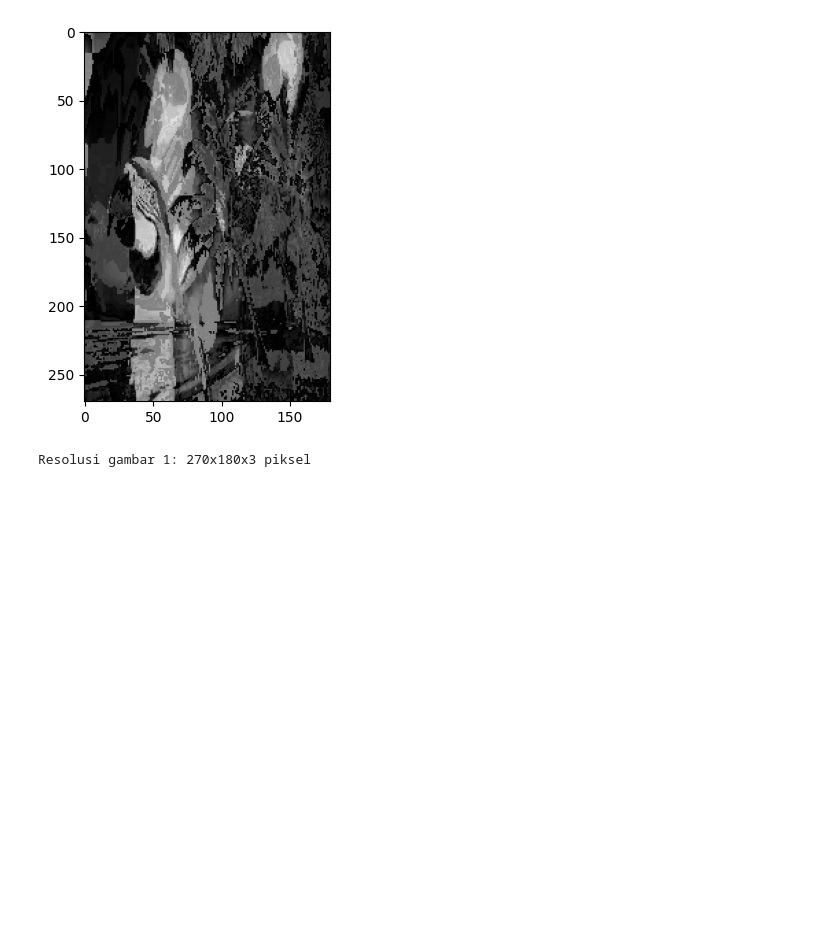
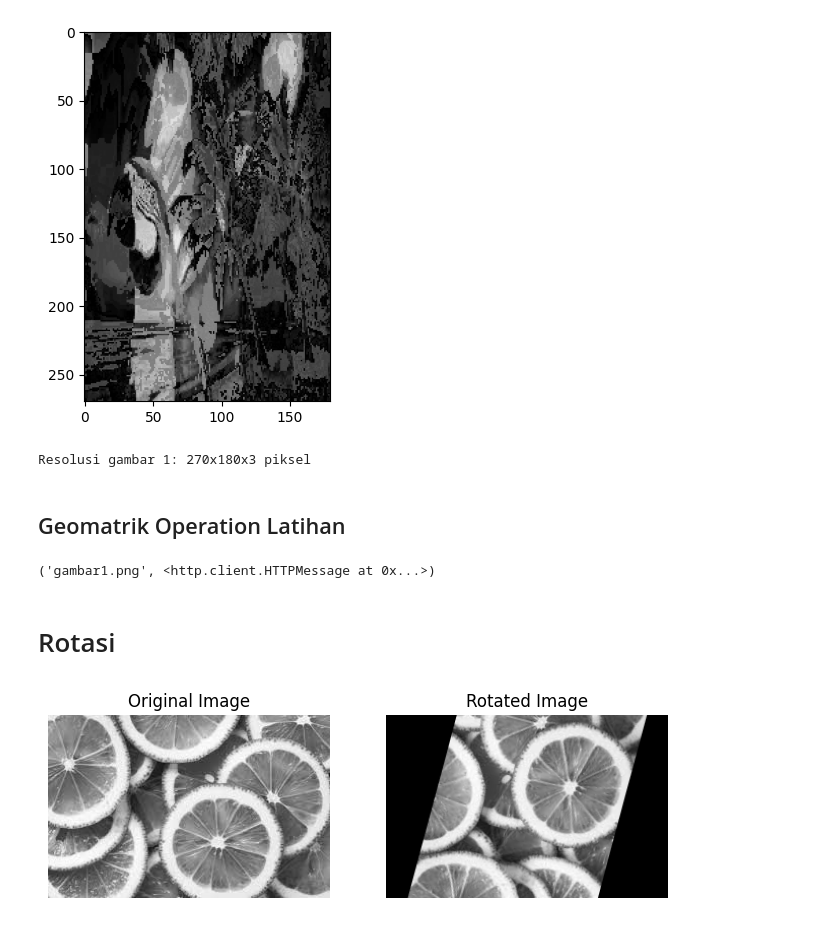
Before and after one commit to Intanpratiwiiii/Intann, a Jupyter notebook: LatihanOperasi_Dasar_Digital_Image_Processing.ipynb, the cells around one changed output. Drawn from its saved outputs; the diff is of its cells as text; code cells hidden in the pictures; blank space fills up the shorter version.

```diff
--- a/LatihanOperasi_Dasar_Digital_Image_Processing.ipynb
+++ b/LatihanOperasi_Dasar_Digital_Image_Processing.ipynb
@@ -202,3 +203,5 @@ print(f"Resolusi gambar 1: {width}x{height}x{channel} piksel")
 # %% [output]
 [figure]
 Resolusi gambar 1: 270x180x3 piksel
+# %% [markdown]
+## Geomatrik Operation Latihan
@@ -204,0 +214,49 @@ Resolusi gambar 1: 270x180x3 piksel
+# %%
+# get image from link google image
+
+# first Image
+urllib.request.urlretrieve('https://encrypted-tbn0.gstatic.com/images?q=tbn:ANd9GcSfLJKt1a85bo4HLzgqpkGWzcHAgKWLLauKFA&s','gambar1.png')
+# %% [output]
+('gambar1.png', <http.client.HTTPMessage at 0x...>)
+# %% [markdown]
+# Rotasi
+# %%
+# prompt: please make rotation code using opencv
+
+import cv2
+import matplotlib.pyplot as plt
+
+# Load the image
+image = cv2.imread('gambar1.png')
+
+# Get the image dimensions
+height, width = image.shape[:2]
+
+# Define the rotation center
+center = (width // 2, height // 2)
+
+# Define the rotation angle (in degrees)
+angle = 75
+
+# Get the rotation matrix
+rotation_matrix = cv2.getRotationMatrix2D(center, angle, 1.0)
+
+# Perform the rotation
+rotated_image = cv2.warpAffine(image, rotation_matrix, (width, height))
+
+# Display the original and rotated images
+plt.figure(figsize=(8, 4))
+
+plt.subplot(1, 2, 1)
+plt.imshow(cv2.cvtColor(image, cv2.COLOR_BGR2RGB))
+plt.title("Original Image")
+plt.axis('off')
+
+plt.subplot(1, 2, 2)
+plt.imshow(cv2.cvtColor(rotated_image, cv2.COLOR_BGR2RGB))
+plt.title("Rotated Image")
+plt.axis('off')
+
+plt.show()
+# %% [output]
+[figure, added]
```
Also changed, not shown: parts of 8 cells of this notebook.
